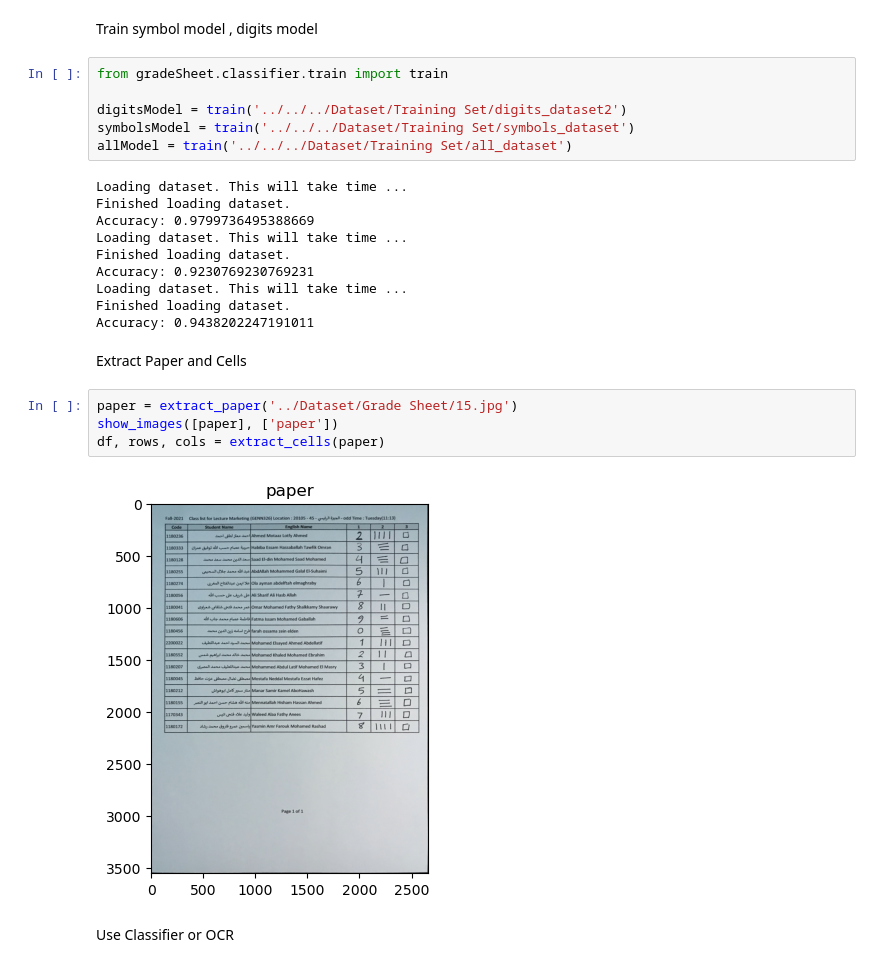
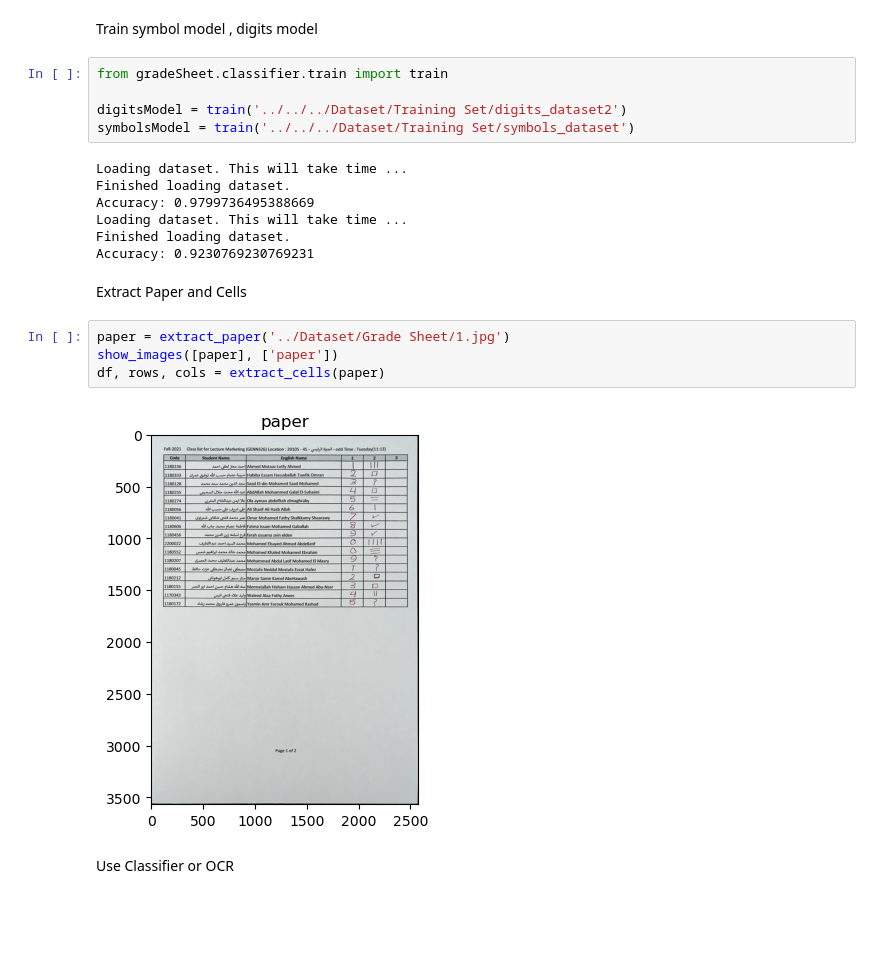
Before and after one commit to 3mr-mahmoud/grades-auto-filler, a Jupyter notebook: src/pipeline.ipynb, the cells around one changed output. Drawn from its saved outputs; the diff is of its cells as text; blank space fills up the shorter version.

Commit message:
:zap: update grades sheet

```diff
--- a/src/pipeline.ipynb
+++ b/src/pipeline.ipynb
@@ -20,7 +23,6 @@ from gradeSheet.classifier.train import train
 
 digitsModel = train('../../../Dataset/Training Set/digits_dataset2')
 symbolsModel = train('../../../Dataset/Training Set/symbols_dataset')
-allModel = train('../../../Dataset/Training Set/all_dataset')
 # %% [output]
 Loading dataset. This will take time ...
 Finished loading dataset.
@@ -28,17 +30,14 @@ Accuracy: 0.9799736495388669
 Loading dataset. This will take time ...
 Finished loading dataset.
 Accuracy: 0.9230769230769231
-Loading dataset. This will take time ...
-Finished loading dataset.
-Accuracy: 0.9438202247191011
 # %% [markdown]
 Extract Paper and Cells
 # %%
-paper = extract_paper('../Dataset/Grade Sheet/15.jpg')
+paper = extract_paper('../Dataset/Grade Sheet/1.jpg')
 show_images([paper], ['paper'])
 df, rows, cols = extract_cells(paper)
 # %% [output]
-[figure, old version]
+[figure, new version]
 # %% [markdown]
 Use Classifier or OCR
 # %%
```
Also changed, not shown: parts of 2 cells of this notebook, 23 other files.
